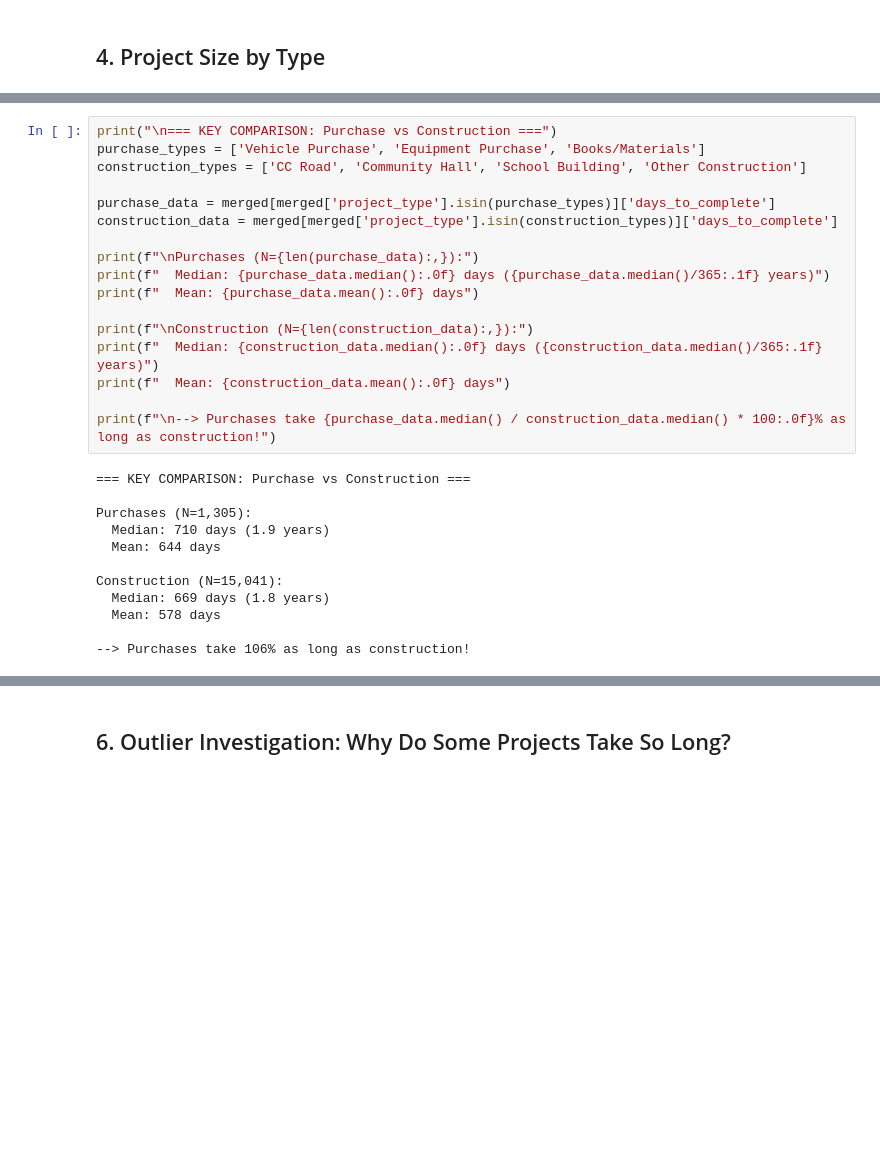
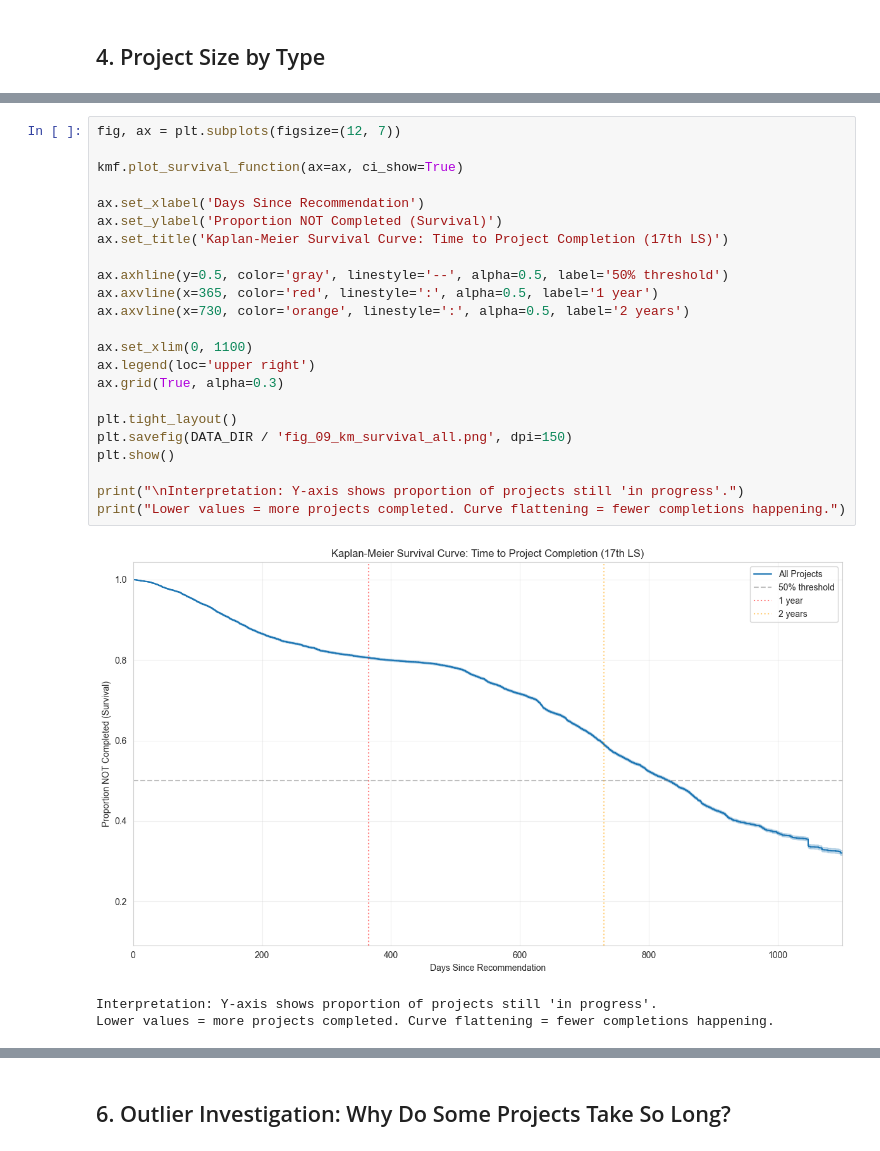
Before and after one commit to in-rolls/mplads, a Jupyter notebook: analysis/03_project_analysis.ipynb, the cells around one changed output, grey strips where cells are left out. Saved outputs shown, nothing was run; the diff lists cells and outputs as text; blank space fills up the shorter version.

```diff
--- a/analysis/03_project_analysis.ipynb
+++ b/analysis/03_project_analysis.ipynb
@@ -313,29 +508,27 @@ plt.show()
 # %%
-print("\n=== KEY COMPARISON: Purchase vs Construction ===")
-purchase_types = ['Vehicle Purchase', 'Equipment Purchase', 'Books/Materials']
-construction_types = ['CC Road', 'Community Hall', 'School Building', 'Other Construction']
+fig, ax = plt.subplots(figsize=(12, 7))
 
-purchase_data = merged[merged['project_type'].isin(purchase_types)]['days_to_complete']
-construction_data = merged[merged['project_type'].isin(construction_types)]['days_to_complete']
+kmf.plot_survival_function(ax=ax, ci_show=True)
 
-print(f"\nPurchases (N={len(purchase_data):,}):")
-print(f"  Median: {purchase_data.median():.0f} days ({purchase_data.median()/365:.1f} years)")
-print(f"  Mean: {purchase_data.mean():.0f} days")
+ax.set_xlabel('Days Since Recommendation')
+ax.set_ylabel('Proportion NOT Completed (Survival)')
+ax.set_title('Kaplan-Meier Survival Curve: Time to Project Completion (17th LS)')
 
-print(f"\nConstruction (N={len(construction_data):,}):")
-print(f"  Median: {construction_data.median():.0f} days ({construction_data.median()/365:.1f} years)")
-print(f"  Mean: {construction_data.mean():.0f} days")
+ax.axhline(y=0.5, color='gray', linestyle='--', alpha=0.5, label='50% threshold')
+ax.axvline(x=365, color='red', linestyle=':', alpha=0.5, label='1 year')
+ax.axvline(x=730, color='orange', linestyle=':', alpha=0.5, label='2 years')
 
-print(f"\n--> Purchases take {purchase_data.median() / construction_data.median() * 100:.0f}% as long as construction!")
+ax.set_xlim(0, 1100)
+ax.legend(loc='upper right')
+ax.grid(True, alpha=0.3)
+
+plt.tight_layout()
+plt.savefig(DATA_DIR / 'fig_09_km_survival_all.png', dpi=150)
+plt.show()
+
+print("\nInterpretation: Y-axis shows proportion of projects still 'in progress'.")
+print("Lower values = more projects completed. Curve flattening = fewer completions happening.")
 # %% [output]
+[figure, added]
-=== KEY COMPARISON: Purchase vs Construction ===
-
-Purchases (N=1,305):
-  Median: 710 days (1.9 years)
-  Mean: 644 days
-
-Construction (N=15,041):
-  Median: 669 days (1.8 years)
-  Mean: 578 days
-
---> Purchases take 106% as long as construction!
+Interpretation: Y-axis shows proportion of projects still 'in progress'.
+Lower values = more projects completed. Curve flattening = fewer completions happening.
```
Also changed, not shown: parts of 42 cells of this notebook, 5 other files.
